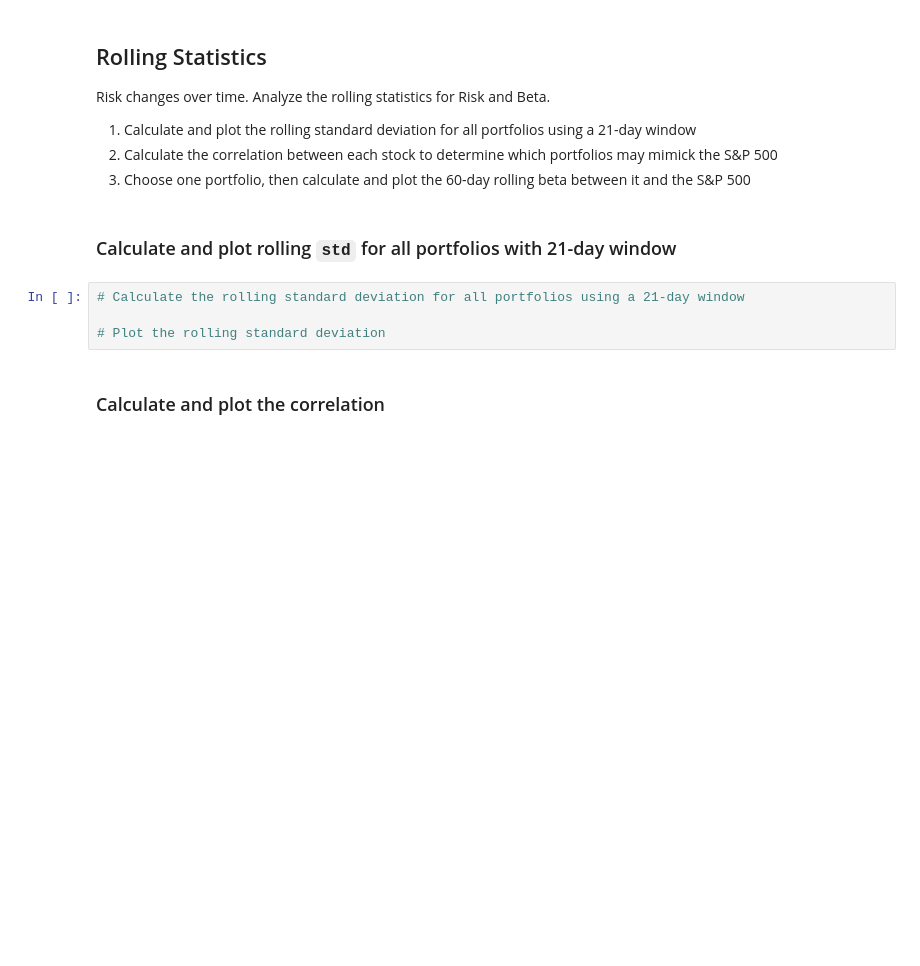
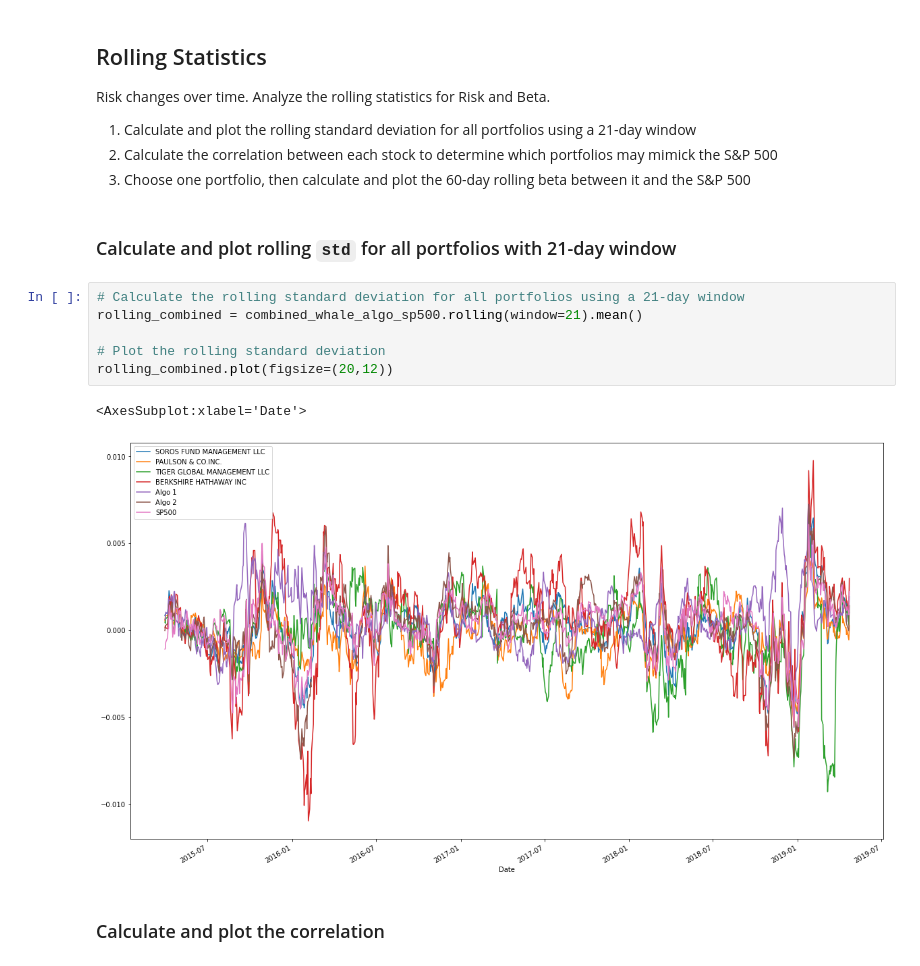
Before and after one commit to mmfsb/Pandas_Homework, a Jupyter notebook: Whale/whale_analysis.ipynb, the cells around one changed output. Drawn from its saved outputs; the diff is of its cells as text; blank space fills up the shorter version.

```diff
--- a/Whale/whale_analysis.ipynb
+++ b/Whale/whale_analysis.ipynb
@@ -345,8 +355,13 @@ Risk changes over time. Analyze the rolling statistics for Risk and Beta.
 ### Calculate and plot rolling `std` for all portfolios with 21-day window
 # %%
 # Calculate the rolling standard deviation for all portfolios using a 21-day window
+rolling_combined = combined_whale_algo_sp500.rolling(window=21).mean()
 
 # Plot the rolling standard deviation
+rolling_combined.plot(figsize=(20,12))
+# %% [output]
+<AxesSubplot:xlabel='Date'>
+[figure, added]
 # %% [markdown]
 ### Calculate and plot the correlation
 # %%
```
Also changed, not shown: parts of 3 cells of this notebook.
